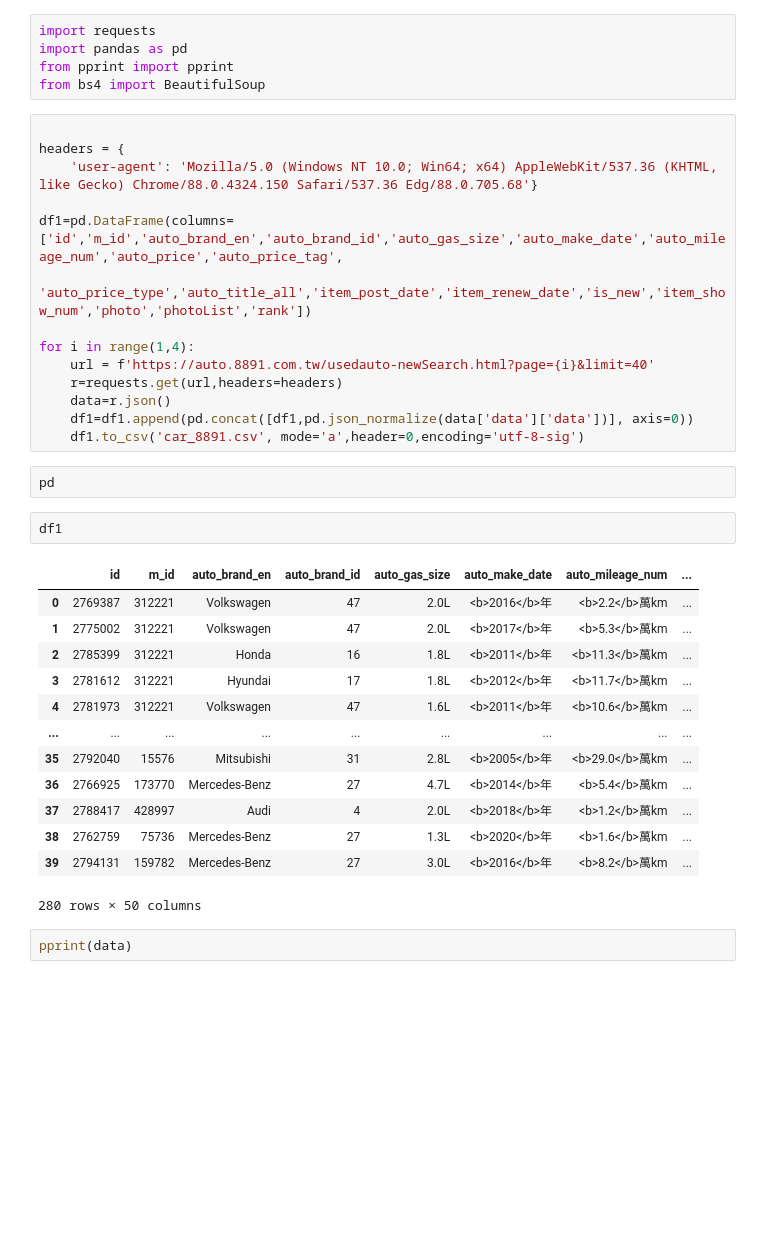
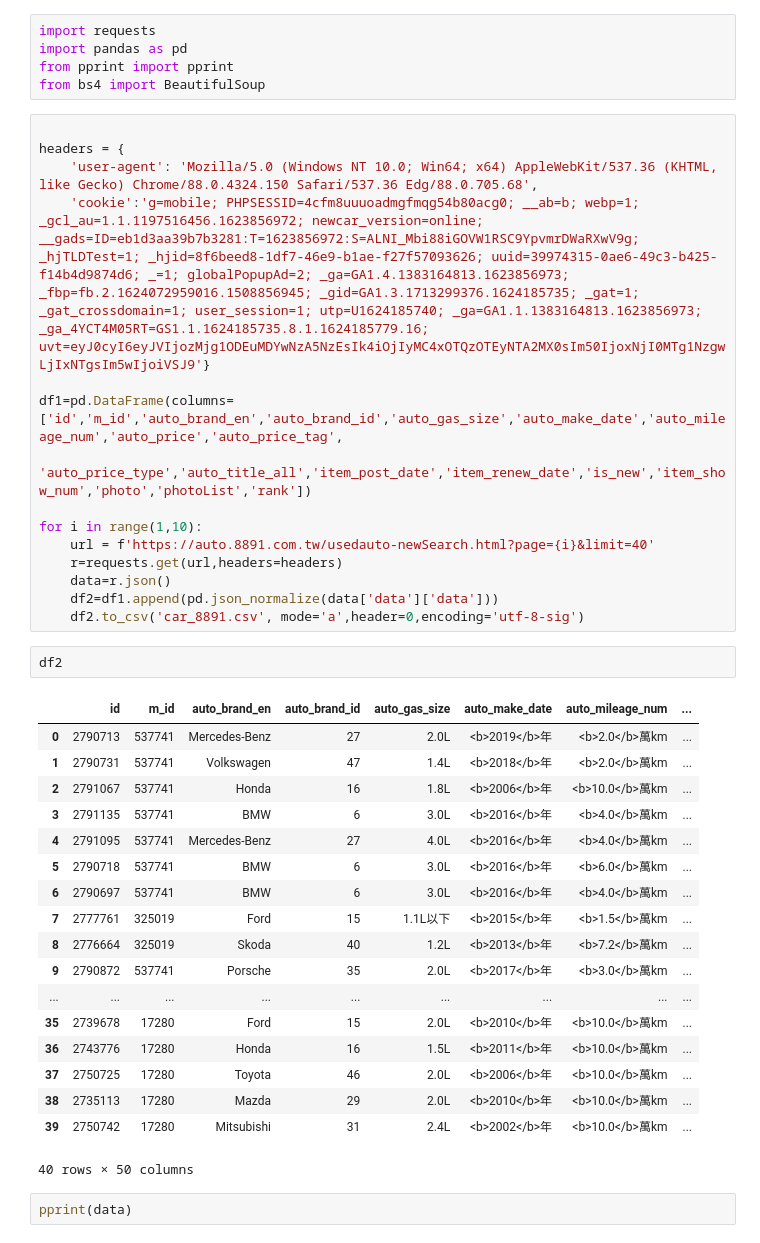
Before and after one commit to shaunchuang/crawl_test, a Jupyter notebook: 8891_2.ipynb, the cells around one changed output. Cells and saved outputs as stored; diff of their text form; blank space fills up the shorter version.

```diff
--- a/8891_2.ipynb
+++ b/8891_2.ipynb
@@ -6,35 +6,39 @@ from bs4 import BeautifulSoup
 # %%
 
 headers = {
-    'user-agent': 'Mozilla/5.0 (Windows NT 10.0; Win64; x64) AppleWebKit/537.36 (KHTML, like Gecko) Chrome/88.0.4324.150 Safari/537.36 Edg/88.0.705.68'}
+    'user-agent': 'Mozilla/5.0 (Windows NT 10.0; Win64; x64) AppleWebKit/537.36 (KHTML, like Gecko) Chrome/88.0.4324.150 Safari/537.36 Edg/88.0.705.68',
+    'cookie':'g=mobile; PHPSESSID=4cfm8uuuoadmgfmqg54b80acg0; __ab=b; webp=1; _gcl_au=1.1.1197516456.1623856972; newcar_version=online; __gads=ID=eb1d3aa39b7b3281:T=1623856972:S=ALNI_Mbi88iGOVW1RSC9YpvmrDWaRXwV9g; _hjTLDTest=1; _hjid=8f6beed8-1df7-46e9-b1ae-f27f57093626; uuid=39974315-0ae6-49c3-b425-f14b4d9874d6; _=1; globalPopupAd=2; _ga=GA1.4.1383164813.1623856973; _fbp=fb.2.1624072959016.1508856945; _gid=GA1.3.1713299376.1624185735; _gat=1; _gat_crossdomain=1; user_session=1; utp=U1624185740; _ga=GA1.1.1383164813.1623856973; _ga_4YCT4M05RT=GS1.1.1624185735.8.1.1624185779.16; uvt=eyJ0cyI6eyJVIjozMjg1ODEuMDYwNzA5NzEsIk4iOjIyMC4xOTQzOTEyNTA2MX0sIm50IjoxNjI0MTg1NzgwLjIxNTgsIm5wIjoiVSJ9'}
 
 df1=pd.DataFrame(columns=['id','m_id','auto_brand_en','auto_brand_id','auto_gas_size','auto_make_date','auto_mileage_num','auto_price','auto_price_tag',
-                         'auto_price_type','auto_title_all','item_post_date','item_renew_date','is_new','item_show_num','photo','photoList','rank'])
+                          'auto_price_type','auto_title_all','item_post_date','item_renew_date','is_new','item_show_num','photo','photoList','rank'])
 
-for i in range(1,4):
+for i in range(1,10):
     url = f'https://auto.8891.com.tw/usedauto-newSearch.html?page={i}&limit=40'
     r=requests.get(url,headers=headers)
     data=r.json()
-    df1=df1.append(pd.concat([df1,pd.json_normalize(data['data']['data'])], axis=0))
-    df1.to_csv('car_8891.csv', mode='a',header=0,encoding='utf-8-sig')
+    df2=df1.append(pd.json_normalize(data['data']['data']))
+    df2.to_csv('car_8891.csv', mode='a',header=0,encoding='utf-8-sig')
-# %%
-pd
 # %%
-df1
+df2
 # %% [output]
 |  | id | m_id | auto_brand_en | auto_brand_id | auto_gas_size | auto_make_date | auto_mileage_num | ... |
-| 0 | 2769387 | 312221 | Volkswagen | 47 | 2.0L | <b>2016</b>年 | <b>2.2</b>萬km | ... |
-| 1 | 2775002 | 312221 | Volkswagen | 47 | 2.0L | <b>2017</b>年 | <b>5.3</b>萬km | ... |
-| 2 | 2785399 | 312221 | Honda | 16 | 1.8L | <b>2011</b>年 | <b>11.3</b>萬km | ... |
-| 3 | 2781612 | 312221 | Hyundai | 17 | 1.8L | <b>2012</b>年 | <b>11.7</b>萬km | ... |
-| 4 | 2781973 | 312221 | Volkswagen | 47 | 1.6L | <b>2011</b>年 | <b>10.6</b>萬km | ... |
+| 0 | 2790713 | 537741 | Mercedes-Benz | 27 | 2.0L | <b>2019</b>年 | <b>2.0</b>萬km | ... |
+| 1 | 2790731 | 537741 | Volkswagen | 47 | 1.4L | <b>2018</b>年 | <b>2.0</b>萬km | ... |
+| 2 | 2791067 | 537741 | Honda | 16 | 1.8L | <b>2006</b>年 | <b>10.0</b>萬km | ... |
+| 3 | 2791135 | 537741 | BMW | 6 | 3.0L | <b>2016</b>年 | <b>4.0</b>萬km | ... |
+| 4 | 2791095 | 537741 | Mercedes-Benz | 27 | 4.0L | <b>2016</b>年 | <b>4.0</b>萬km | ... |
+| 5 | 2790718 | 537741 | BMW | 6 | 3.0L | <b>2016</b>年 | <b>6.0</b>萬km | ... |
+| 6 | 2790697 | 537741 | BMW | 6 | 3.0L | <b>2016</b>年 | <b>4.0</b>萬km | ... |
+| 7 | 2777761 | 325019 | Ford | 15 | 1.1L以下 | <b>2015</b>年 | <b>1.5</b>萬km | ... |
+| 8 | 2776664 | 325019 | Skoda | 40 | 1.2L | <b>2013</b>年 | <b>7.2</b>萬km | ... |
+| 9 | 2790872 | 537741 | Porsche | 35 | 2.0L | <b>2017</b>年 | <b>3.0</b>萬km | ... |
 | ... | ... | ... | ... | ... | ... | ... | ... | ... |
-| 35 | 2792040 | 15576 | Mitsubishi | 31 | 2.8L | <b>2005</b>年 | <b>29.0</b>萬km | ... |
-| 36 | 2766925 | 173770 | Mercedes-Benz | 27 | 4.7L | <b>2014</b>年 | <b>5.4</b>萬km | ... |
-| 37 | 2788417 | 428997 | Audi | 4 | 2.0L | <b>2018</b>年 | <b>1.2</b>萬km | ... |
-| 38 | 2762759 | 75736 | Mercedes-Benz | 27 | 1.3L | <b>2020</b>年 | <b>1.6</b>萬km | ... |
-| 39 | 2794131 | 159782 | Mercedes-Benz | 27 | 3.0L | <b>2016</b>年 | <b>8.2</b>萬km | ... |
+| 35 | 2739678 | 17280 | Ford | 15 | 2.0L | <b>2010</b>年 | <b>10.0</b>萬km | ... |
+| 36 | 2743776 | 17280 | Honda | 16 | 1.5L | <b>2011</b>年 | <b>10.0</b>萬km | ... |
+| 37 | 2750725 | 17280 | Toyota | 46 | 2.0L | <b>2006</b>年 | <b>10.0</b>萬km | ... |
+| 38 | 2735113 | 17280 | Mazda | 29 | 2.0L | <b>2010</b>年 | <b>10.0</b>萬km | ... |
+| 39 | 2750742 | 17280 | Mitsubishi | 31 | 2.4L | <b>2002</b>年 | <b>10.0</b>萬km | ... |
-280 rows × 50 columns
+40 rows × 50 columns
 # %%
 pprint(data)
 # %% [output]
```
Also changed, not shown: parts of 2 cells of this notebook, 4 other files.
